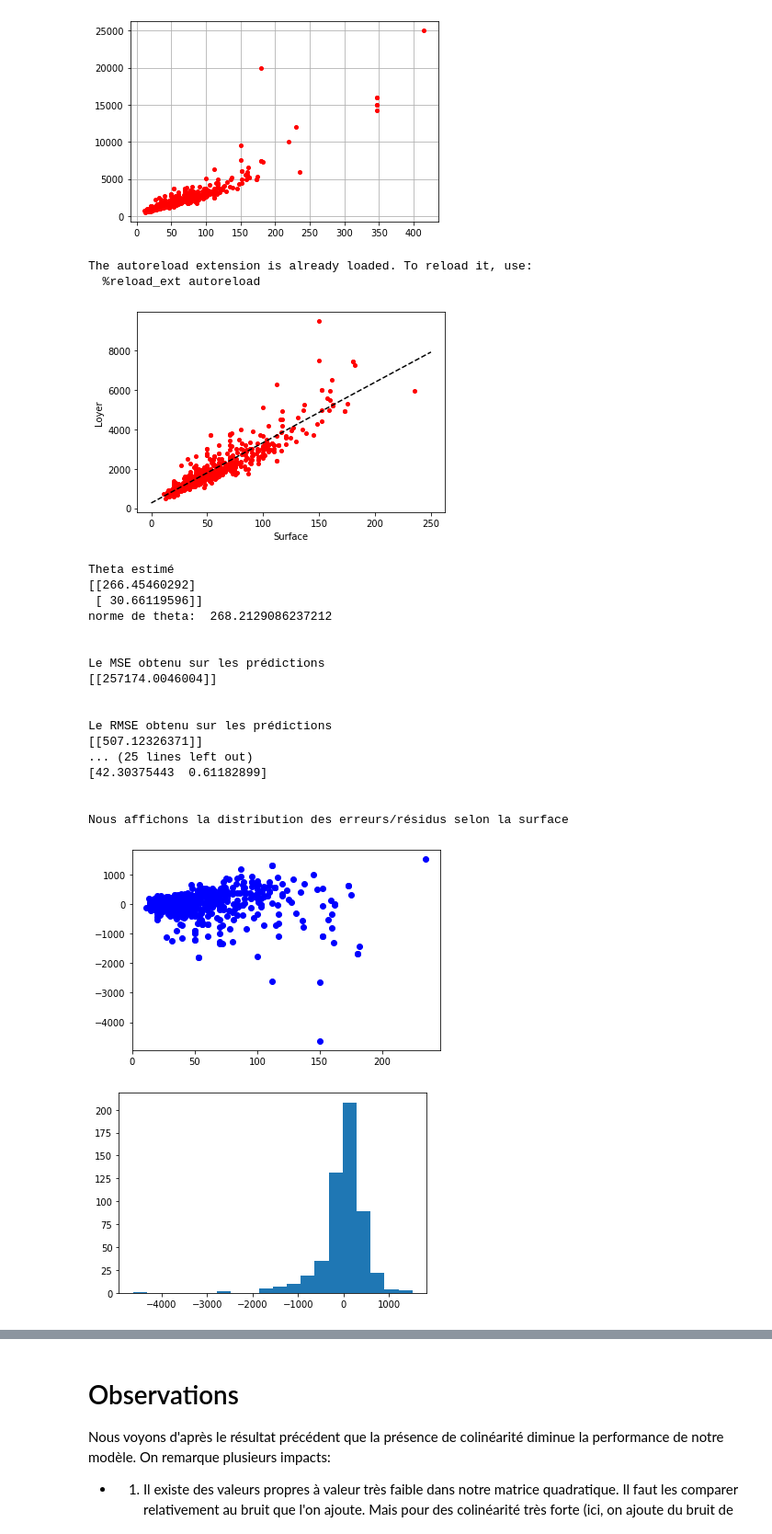
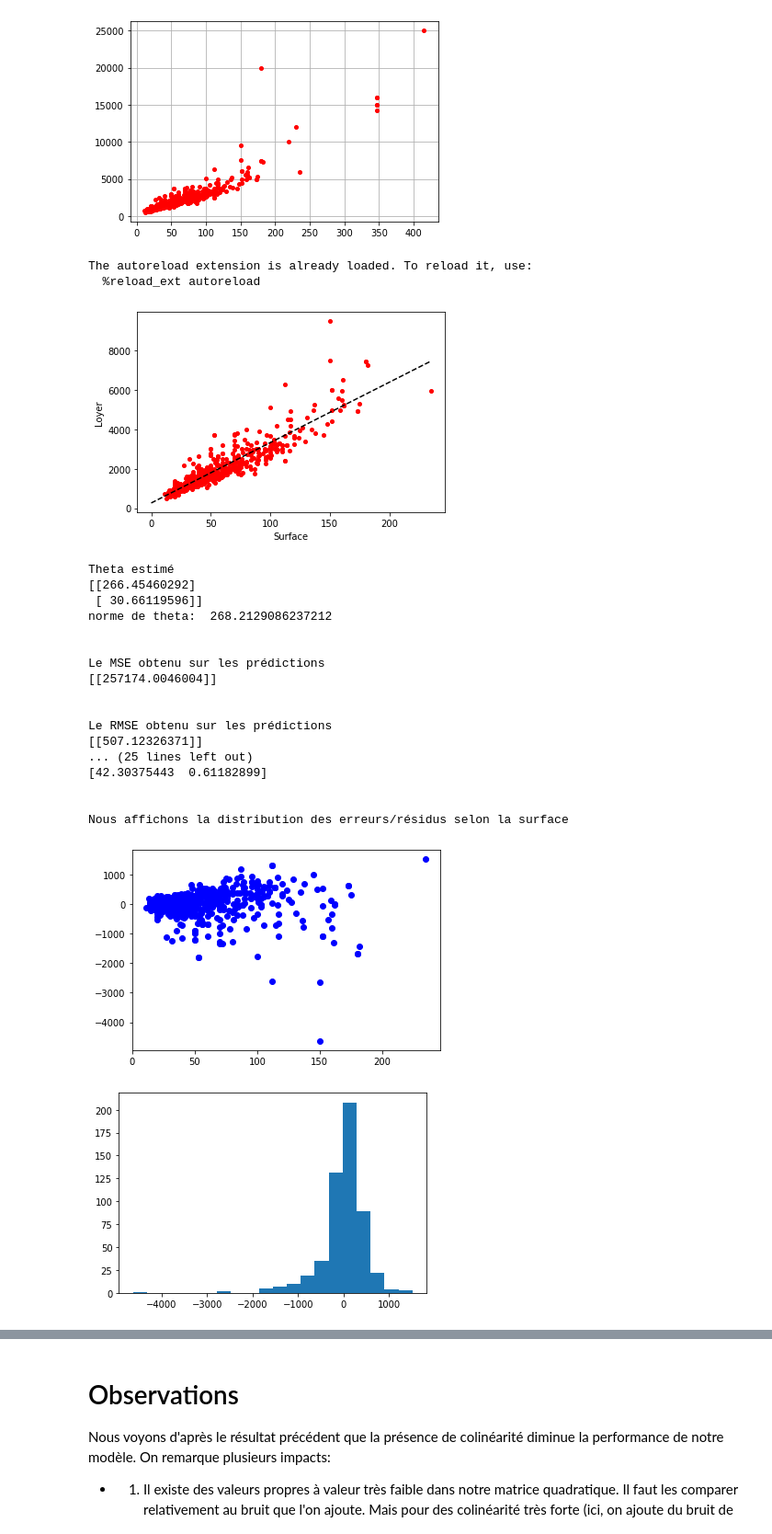
Before and after one commit to JohnnyChen765/perso_project, a Jupyter notebook: reg_lin/real_estate.ipynb, the cells around one changed output, grey strips where cells are left out. Shown at 92% size. Cells and saved outputs as stored; diff of their text form; code cells hidden in the pictures.

```diff
--- a/reg_lin/real_estate.ipynb
+++ b/reg_lin/real_estate.ipynb
@@ -60,7 +60,7 @@ def fit_method(method):
     def fitter(X,y, x_axis=[0, 250]):
         # On effectue le calcul exact du paramètre theta
         theta = method(X, y)
-        show_regression(theta, x_axis)
+        show_regression(theta, X)
         display_theta_info(theta)
 
         y_hat = X.dot(theta)
@@ -70,18 +70,17 @@ def fit_method(method):
 
 fit_lin = fit_method(reg_lin.custom_reg_lin)
 
-def show_regression(theta, x_axis=[0, 250]):
+def show_regression(theta, X):
+    surface_rescaled_if_needed = X[:, 1]
+    x_axis = [0, np.max(surface_rescaled_if_needed)]
     y_axis = [theta.item(0), theta.item(0) + x_axis[1] * theta.item(1)]
     plt.figure()
     plt.xlabel('Surface')
     plt.ylabel('Loyer')
 
-    plt.plot(house_data['surface'], house_data['loyer'], 'ro', markersize=4)
+    plt.plot(surface_rescaled_if_needed.A1, house_data['loyer'], 'ro', markersize=4)
     # On affiche la droite entre 0 et 250
     # plt.plot([0,250], [theta.item(0),theta.item(0) + 250 * theta.item(1)], linestyle='--', c='#000000')
-    print("COUCOU")
-    print(x_axis)
-    print(y_axis)
     plt.plot(x_axis, y_axis, linestyle='--', c='#000000')
     plt.show()
     return 0
@@ -144,34 +143,34 @@ def residus_test(error_hat):
     plt.figure()
     plt.hist(error_hat.A1, bins=20)
     plt.show()
 
     test_normalite_residu = stats.shapiro(error_hat.A1)
     p_value = test_normalite_residu[1]
     newline()
     print("La p-value pour le test de normalité du test de shapiro pour les résidus")
     print(p_value)
     if p_value < 0.05:
         print("L'hypothèse de normalité des résidus est donc rejetée")
     else:
         print("L'hypothèse de normalité des résidus n'est donc pas rejetée")
     return p_value
 
 
 def info_pipeline(X, y, error_hat, theta):
     display_metrics(error_hat, y)
     var_hat, covar_theta, sigma_theta = get_var_residus(theta, X, error_hat)
     residus_test(error_hat)
 
 def fit_and_get_info(fitter, X, y, x_axis=[0, 250]):
     theta, y_hat, error_hat = fitter(X,y, x_axis)
     info_pipeline(X, y, error_hat, theta)
     return theta, y_hat, error_hat
 
 _ = fit_and_get_info(fit_lin, X, y)
 # %% [output]
 The autoreload extension is already loaded. To reload it, use:
   %reload_ext autoreload
-[figure, old version]
+[figure, new version]
 Theta estimé
 [[266.45460292]
  [ 30.66119596]]
```
Also changed, not shown: parts of 2 cells of this notebook.
